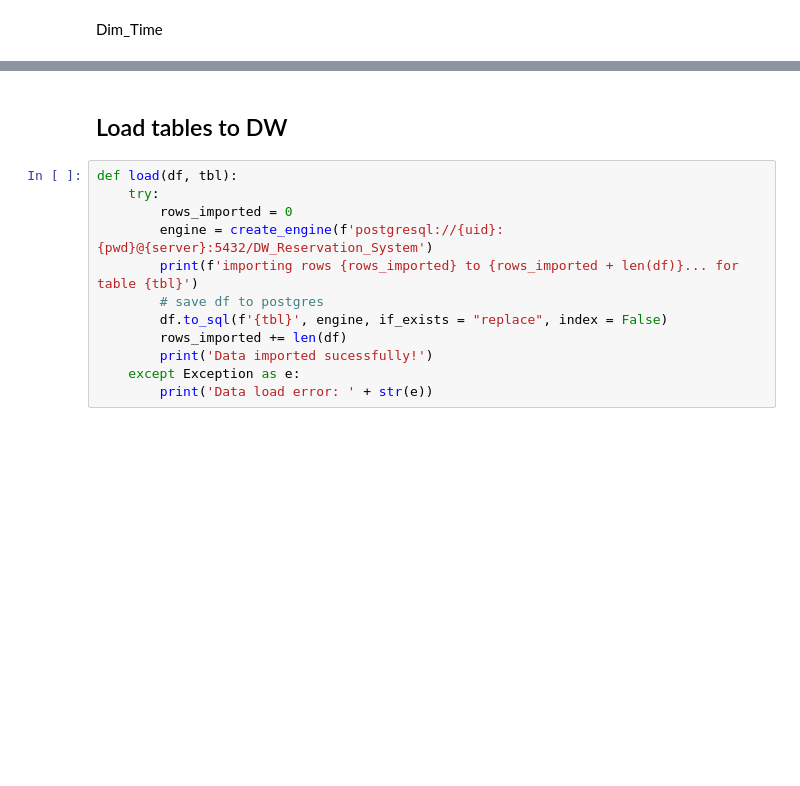
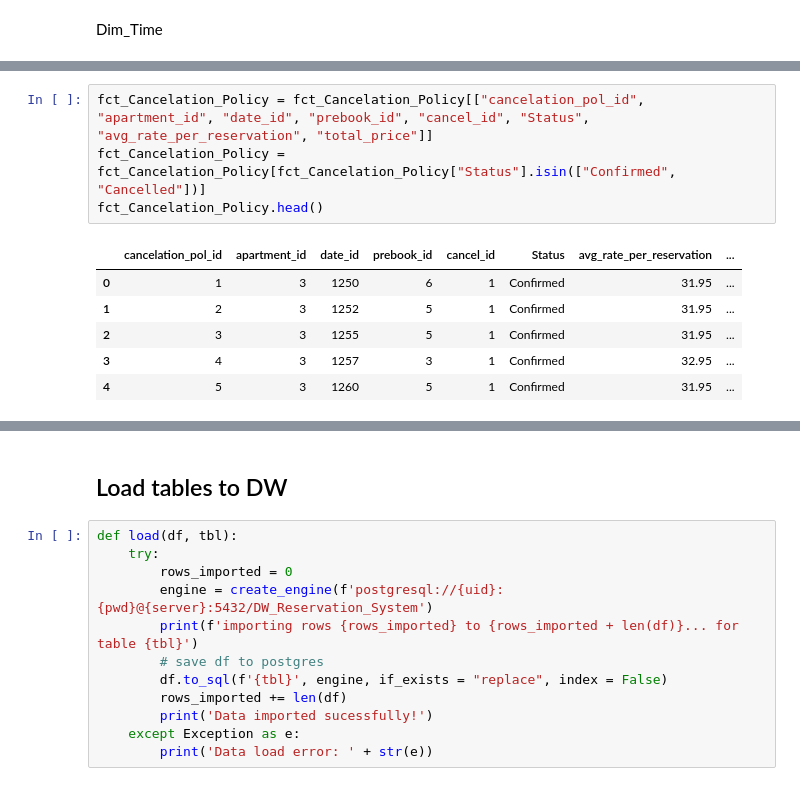
Before and after one commit to mileni98/data-warehouse, a Jupyter notebook: etl/etl_third_theme.ipynb, the cells around one changed output, grey strips where cells are left out. Drawn from its saved outputs; the diff is of its cells as text; blank space fills up the shorter version.

```diff
--- a/etl/etl_third_theme.ipynb
+++ b/etl/etl_third_theme.ipynb
@@ -118,0 +184,11 @@ fct_Cashflow.head()
+# %%
+fct_Cancelation_Policy = fct_Cancelation_Policy[["cancelation_pol_id", "apartment_id", "date_id", "prebook_id", "cancel_id", "Status", "avg_rate_per_reservation", "total_price"]]
+fct_Cancelation_Policy = fct_Cancelation_Policy[fct_Cancelation_Policy["Status"].isin(["Confirmed", "Cancelled"])]
+fct_Cancelation_Policy.head()
+# %% [output]
+|  | cancelation_pol_id | apartment_id | date_id | prebook_id | cancel_id | Status | avg_rate_per_reservation | ... |
+| 0 | 1 | 3 | 1250 | 6 | 1 | Confirmed | 31.95 | ... |
+| 1 | 2 | 3 | 1252 | 5 | 1 | Confirmed | 31.95 | ... |
+| 2 | 3 | 3 | 1255 | 5 | 1 | Confirmed | 31.95 | ... |
+| 3 | 4 | 3 | 1257 | 3 | 1 | Confirmed | 32.95 | ... |
+| 4 | 5 | 3 | 1260 | 5 | 1 | Confirmed | 31.95 | ... |
```
Also changed, not shown: parts of 18 cells of this notebook, 3 other files.
